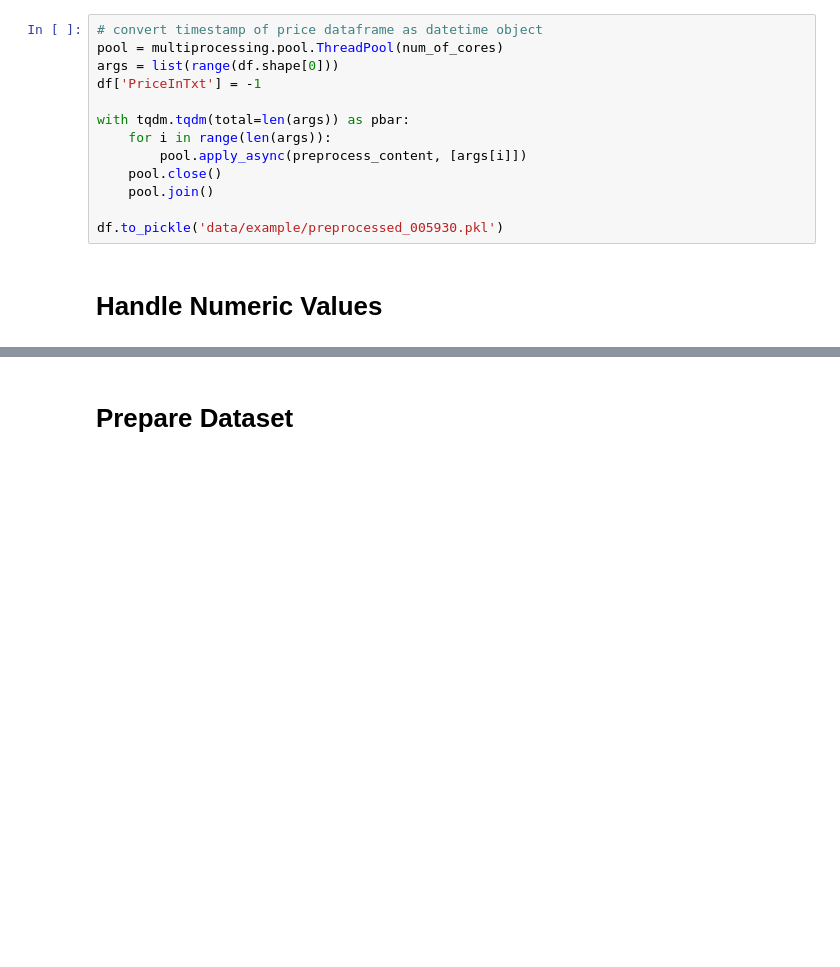
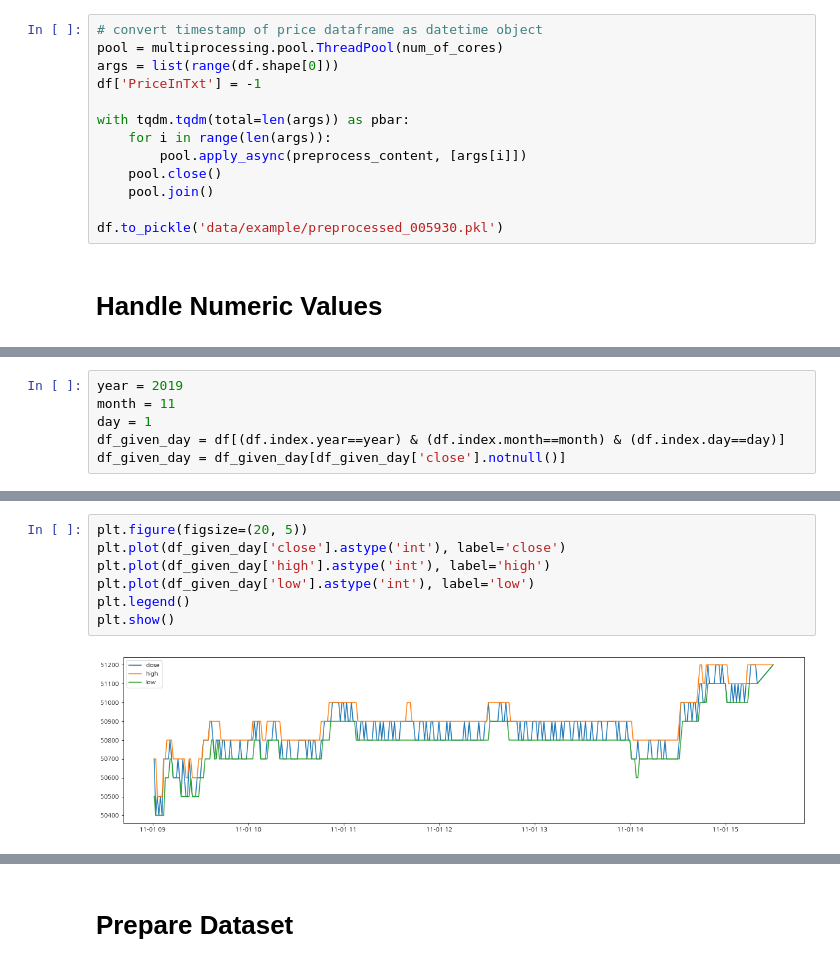
Before and after one commit to hyeon95y/Algorithm_Trading_reddit, a Jupyter notebook: pipeline_example.ipynb, the cells around one changed output, grey strips where cells are left out. Saved outputs shown, nothing was run; the diff lists cells and outputs as text; blank space fills up the shorter version.

```diff
--- a/pipeline_example.ipynb
+++ b/pipeline_example.ipynb
@@ -426,0 +443,6 @@ memory usage: 1.2+ MB
+# %%
+year = 2019
+month = 11
+day = 1
+df_given_day = df[(df.index.year==year) & (df.index.month==month) & (df.index.day==day)]
+df_given_day = df_given_day[df_given_day['close'].notnull()]
@@ -426,0 +464,9 @@ memory usage: 1.2+ MB
+# %%
+plt.figure(figsize=(20, 5))
+plt.plot(df_given_day['close'].astype('int'), label='close')
+plt.plot(df_given_day['high'].astype('int'), label='high')
+plt.plot(df_given_day['low'].astype('int'), label='low')
+plt.legend()
+plt.show()
+# %% [output]
+[figure, added]
```
Also changed, not shown: parts of 35 cells of this notebook.
